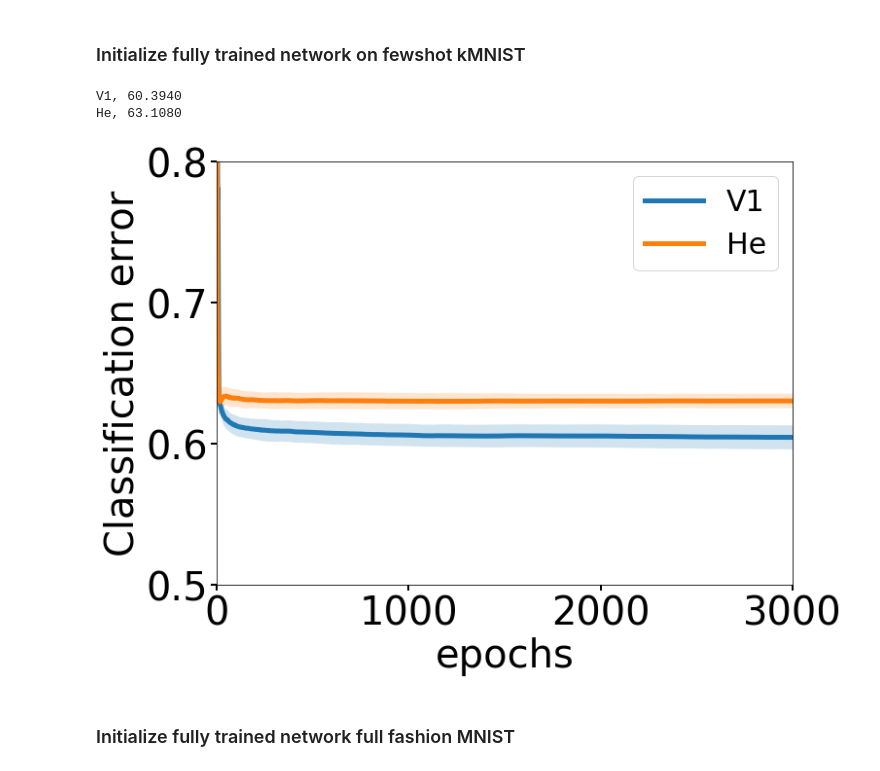
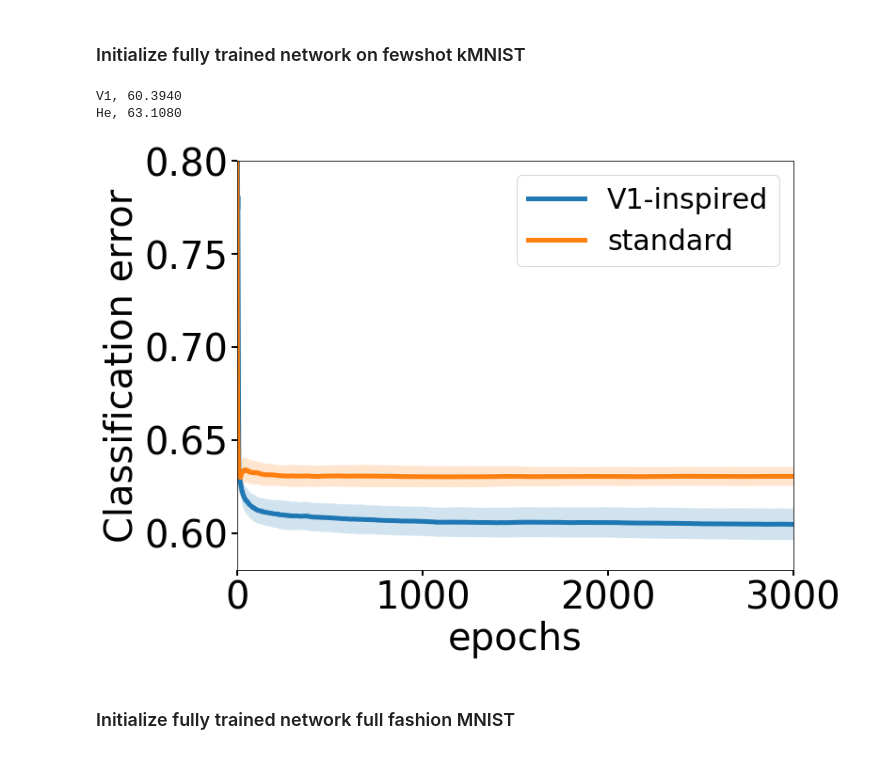
Before and after one commit to BruntonUWBio/structured-random-features, a Jupyter notebook: new_version/plot_deepmath_poster.ipynb, the cells around one changed output. Cells and saved outputs as stored; diff of their text form; code cells hidden in the pictures.

Commit message:
updated plotting figs for deepmath poster

```diff
--- a/new_version/plot_deepmath_poster.ipynb
+++ b/new_version/plot_deepmath_poster.ipynb
@@ -102,6 +142,7 @@ V1 test err: 0.269, RF test err: 0.324
 ### RFN fewshot kMNIST
 # %%
 models = ['V1', 'classical']
+labels = {'V1': 'V1-inspired', 'classical': 'classical'}
 with open('results/kmnist_clf/kmnist_clf_t=%0.2f_l=%0.3f_few_shot.pickle' % (t, l), 'rb') as handle:
     results = pickle.load(handle)
 
@@ -110,13 +151,13 @@ ax = fig.add_subplot(111)
 for m in models:
     avg_err = results[m]['avg_test_err']
     std_err = results[m]['std_test_err']
-    plt.plot(n_features, avg_err, markersize=4, lw=5, label=m)
+    plt.plot(n_features, avg_err, markersize=4, lw=5, label=labels[m])
     plt.fill_between(n_features, avg_err - std_err, avg_err + std_err, alpha=0.2)
 plt.xlabel('Hidden layer width', fontsize=40)
 plt.ylabel('Classification error', fontsize=40)
-plt.yticks(np.arange(0, 1.01, 0.2))
+plt.yticks(np.arange(0, 1.01, 0.1))
 plt.xticks(np.arange(0, 2200, 200))
-plt.ylim([-0.05, 1.1])
+plt.ylim([0.57, 1.0])
 plt.xlim([0, 1010])
 ax.tick_params(axis = 'both', which = 'major', labelsize = 40, width=2, length=6)
 plt.legend(loc = 'upper right', fontsize=30)
@@ -131,6 +172,7 @@ plt.savefig('results/deepmath_poster/kmnist_clf_t=%0.2f_l=%0.2f_fewshot.png' % (
 h, lr, n_epochs = 1000, 0.1, 3001
 t, l = 5, 2
 models = ['V1', 'He']
+labels = {'V1': 'V1-inspired', 'He': 'standard'}
 with open('results/initialize_mnist/full_data/clf_t=%0.2f_l=%0.2f.pickle' % (t, l), 'rb') as handle:
     sims = pickle.load(handle)
 
@@ -139,7 +181,7 @@ ax = fig.add_subplot(111)
 for m in models:
     avg_test_err = np.mean(sims['test_err'][m][h][lr], axis=0)
     std_test_err = np.std(sims['test_err'][m][h][lr], axis=0)
-    plt.plot(np.arange(n_epochs), avg_test_err, label=m, markersize=5, lw=5)
+    plt.plot(np.arange(n_epochs), avg_test_err, label=labels[m], markersize=5, lw=5)
     plt.fill_between(np.arange(n_epochs), avg_test_err - std_test_err, avg_test_err + std_test_err, alpha=0.2)
     print('%s, %0.4f' % (m, avg_test_err[-1] * 100))
 
@@ -148,7 +190,7 @@ plt.ylabel('Classification error', fontsize=40)
 plt.yticks(np.arange(0, 1.01, 0.1))
 plt.xticks(np.arange(0, 3001, 1000))
 plt.xlim([0, 3001])
-plt.ylim([0, 0.41])
+plt.ylim([-0.03, 0.5])
 ax.tick_params(axis = 'both', which = 'major', labelsize = 40, width=2, length=6)
 plt.legend(loc = 'upper right', fontsize=30)
 # plt.yscale('log')
@@ -163,6 +205,7 @@ He, 3.4730
 h, lr, n_epochs = 1000, 0.1, 3001
 t, l = 5, 2
 models = ['V1', 'He']
+labels = {'V1': 'V1-inspired', 'He': 'standard'}
 with open('results/initialize_kmnist/full_data/clf_t=%0.2f_l=%0.2f.pickle' % (t, l), 'rb') as handle:
     sims = pickle.load(handle)
 
@@ -171,16 +214,16 @@ ax = fig.add_subplot(111)
 for m in models:
     avg_test_err = np.mean(sims['test_err'][m][h][lr], axis=0)
     std_test_err = np.std(sims['test_err'][m][h][lr], axis=0)
-    plt.plot(np.arange(n_epochs), avg_test_err, label=m, lw=5)
+    plt.plot(np.arange(n_epochs), avg_test_err, label=labels[m], lw=5)
     plt.fill_between(np.arange(n_epochs), avg_test_err - std_test_err, avg_test_err + std_test_err, alpha=0.2)
     print('%s, %0.4f' % (m, avg_test_err[-1] * 100))
 
 plt.xlabel('epochs', fontsize=40)
 plt.ylabel('Classification error', fontsize=40)
-plt.yticks(np.arange(0, 1.01, 0.2))
+plt.yticks(np.arange(0, 1.01, 0.1))
 plt.xticks(np.arange(0, 3001, 1000))
 plt.xlim([0, 3001])
-plt.ylim([0, 0.8])
+plt.ylim([0.05, 0.6])
 ax.tick_params(axis = 'both', which = 'major', labelsize = 40, width=2, length=6)
 plt.legend(loc = 'upper right', fontsize=30)
 # plt.yscale('log')
@@ -195,6 +238,7 @@ He, 13.4490
 h, lr, n_epochs = 1000, 0.1, 7001
 t, l = 5, 2
 models = ['V1', 'He']
+labels = {'V1': 'V1-inspired', 'He': 'standard'}
 with open('results/initialize_mnist/fewshot_data/clf_t=%0.2f_l=%0.2f.pickle' % (t, l), 'rb') as handle:
     sims = pickle.load(handle)
 
@@ -203,16 +247,16 @@ ax = fig.add_subplot(111)
 for m in models:
     avg_test_err = np.mean(sims['test_err'][m][h][lr], axis=0)
     std_test_err = np.std(sims['test_err'][m][h][lr], axis=0)
-    plt.plot(np.arange(n_epochs), avg_test_err, label=m, lw=5)
+    plt.plot(np.arange(n_epochs), avg_test_err, label=labels[m], lw=5)
     plt.fill_between(np.arange(n_epochs), avg_test_err - std_test_err, avg_test_err + std_test_err, alpha=0.2)
     print('%s, %0.4f' % (m, avg_test_err[-1] * 100))
 
 plt.xlabel('epochs', fontsize=40)
 plt.ylabel('Classification error', fontsize=40)
-plt.yticks(np.arange(0, 1.01, 0.2))
+plt.yticks(np.arange(0, 1.01, 0.1))
 plt.xticks(np.arange(0, 7001, 1000))
 plt.xlim([0, 3020])
-plt.ylim([0, 0.8])
+plt.ylim([0.2, 0.6])
 ax.tick_params(axis = 'both', which = 'major', labelsize = 40, width=2, length=6)
 plt.legend(loc = 'upper right', fontsize=30)
 # plt.yscale('log')
@@ -226,33 +270,34 @@ He, 31.3110
 # %%
 h, lr, n_epochs = 1000, 0.1, 7001
 t, l = 5, 2
 models = ['V1', 'He']
+labels = {'V1': 'V1-inspired', 'He': 'standard'}
 with open('results/initialize_kmnist/fewshot_data/clf_t=%0.2f_l=%0.2f.pickle' % (t, l), 'rb') as handle:
     sims = pickle.load(handle)
 
 fig = plt.figure(figsize=(10.6, 8))
 ax = fig.add_subplot(111)
 for m in models:
     avg_test_err = np.mean(sims['test_err'][m][h][lr], axis=0)
     std_test_err = np.std(sims['test_err'][m][h][lr], axis=0)
-    plt.plot(np.arange(n_epochs), avg_test_err, label=m, lw=5)
+    plt.plot(np.arange(n_epochs), avg_test_err, label=labels[m], lw=5)
     plt.fill_between(np.arange(n_epochs), avg_test_err - std_test_err, avg_test_err + std_test_err, alpha=0.2)
     print('%s, %0.4f' % (m, avg_test_err[-1] * 100))
 
 plt.xlabel('epochs', fontsize=40)
 plt.ylabel('Classification error', fontsize=40)
-plt.yticks(np.arange(0, 1.01, 0.1))
+plt.yticks(np.arange(0, 1.01, 0.05))
 plt.xticks(np.arange(0, 7001, 1000))
 plt.xlim([0, 3001])
-plt.ylim([0.5, 0.8])
+plt.ylim([0.58, 0.8])
 ax.tick_params(axis = 'both', which = 'major', labelsize = 40, width=2, length=6)
 plt.legend(loc = 'upper right', fontsize=30)
 # plt.yscale('log')
 plt.savefig('results/deepmath_poster/init_kmnist_clf_t=%0.2f_l=%0.2f_fewshot.png' % (t, l))
 # %% [output]
 V1, 60.3940
 He, 63.1080
-[figure, old version]
+[figure, new version]
 # %% [markdown]
 ### Initialize fully trained network full fashion MNIST
 # %%
```
Also changed, not shown: parts of 17 cells of this notebook, 3 other files.
